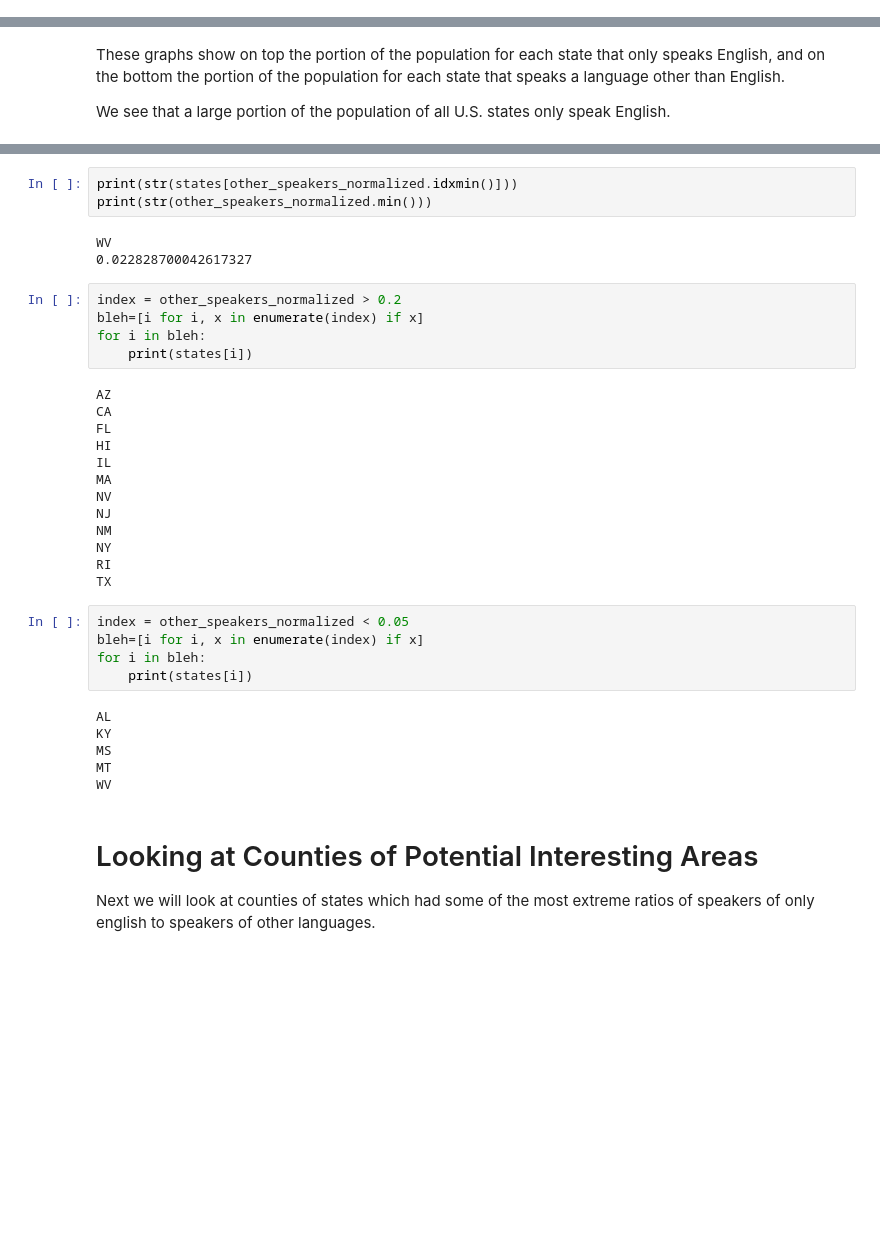
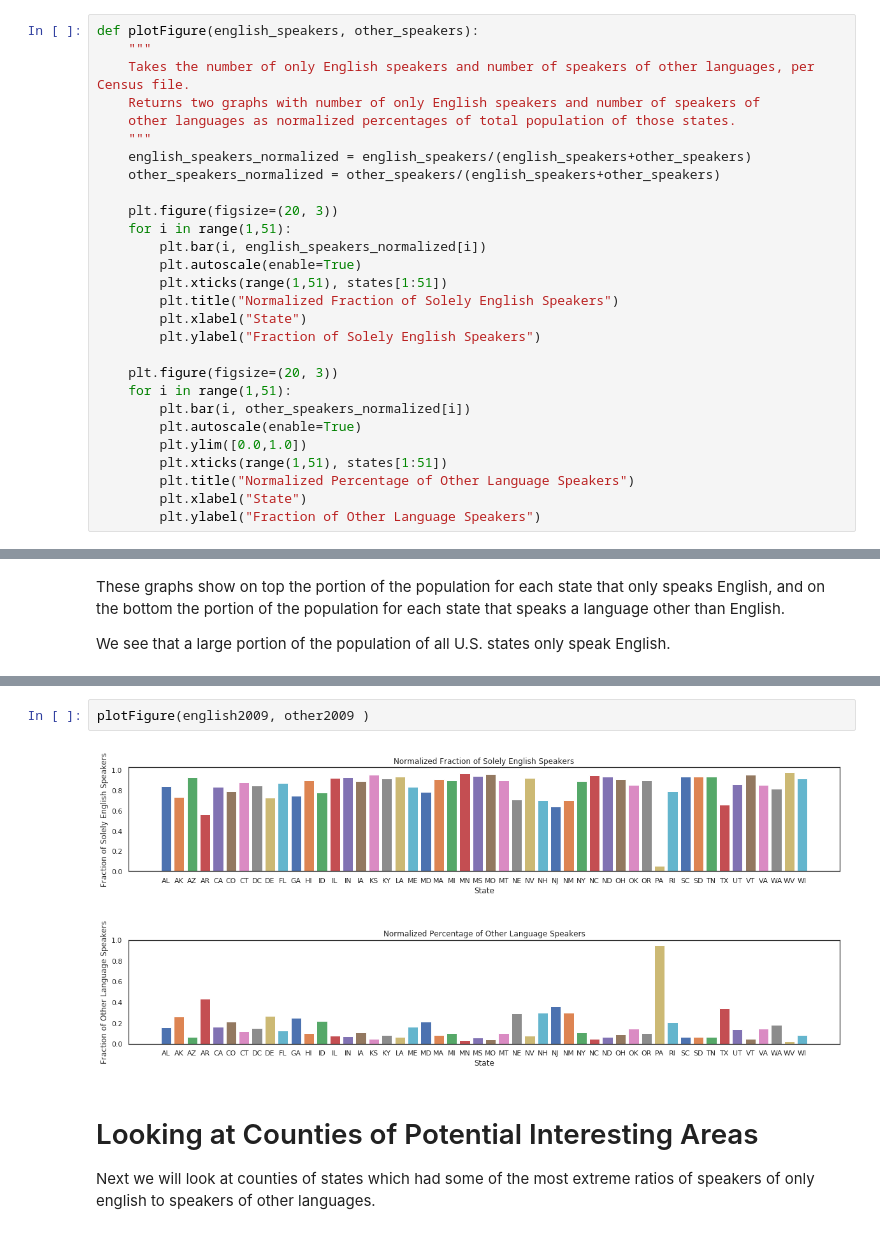
Before and after one commit to AllisonBusa/The-Mother-Tongue-of-US-Communities, a Jupyter notebook: Analysis.ipynb, the cells around one changed output, grey strips where cells are left out. Saved outputs shown, nothing was run; the diff lists cells and outputs as text; blank space fills up the shorter version.

```diff
--- a/Analysis.ipynb
+++ b/Analysis.ipynb
@@ -39,0 +48,28 @@ print(totallanguage_dict)
+# %%
+def plotFigure(english_speakers, other_speakers):
+    """
+    Takes the number of only English speakers and number of speakers of other languages, per Census file.
+    Returns two graphs with number of only English speakers and number of speakers of
+    other languages as normalized percentages of total population of those states.
+    """
+    english_speakers_normalized = english_speakers/(english_speakers+other_speakers)
+    other_speakers_normalized = other_speakers/(english_speakers+other_speakers)
+
+    plt.figure(figsize=(20, 3))
+    for i in range(1,51):
+        plt.bar(i, english_speakers_normalized[i])
+        plt.autoscale(enable=True)
+        plt.xticks(range(1,51), states[1:51])
+        plt.title("Normalized Fraction of Solely English Speakers")
+        plt.xlabel("State")
+        plt.ylabel("Fraction of Solely English Speakers")
+
+    plt.figure(figsize=(20, 3))
+    for i in range(1,51):
+        plt.bar(i, other_speakers_normalized[i])
+        plt.autoscale(enable=True)
+        plt.ylim([0.0,1.0])
+        plt.xticks(range(1,51), states[1:51])
+        plt.title("Normalized Percentage of Other Language Speakers")
+        plt.xlabel("State")
+        plt.ylabel("Fraction of Other Language Speakers")
@@ -177,38 +178,8 @@ State with Most Speakers of Other Languages :CA
-# %%
-print(str(states[other_speakers_normalized.idxmin()]))
-print(str(other_speakers_normalized.min()))
-# %% [output]
-WV
-0.022828700042617327
-# %%
-index = other_speakers_normalized > 0.2
-bleh=[i for i, x in enumerate(index) if x]
-for i in bleh:
-    print(states[i])
-# %% [output]
-AZ
-CA
-FL
-HI
-IL
-MA
-NV
-NJ
-NM
-NY
-RI
-TX
-# %%
-index = other_speakers_normalized < 0.05
-bleh=[i for i, x in enumerate(index) if x]
-for i in bleh:
-    print(states[i])
-# %% [output]
-AL
-KY
-MS
-MT
-WV
+# %%
+plotFigure(english2009, other2009 )
+# %% [output]
+[figure, added]
+[figure, added]
 # %% [markdown]
 # Looking at Counties of Potential Interesting Areas
 
```
Also changed, not shown: parts of 37 cells of this notebook.
